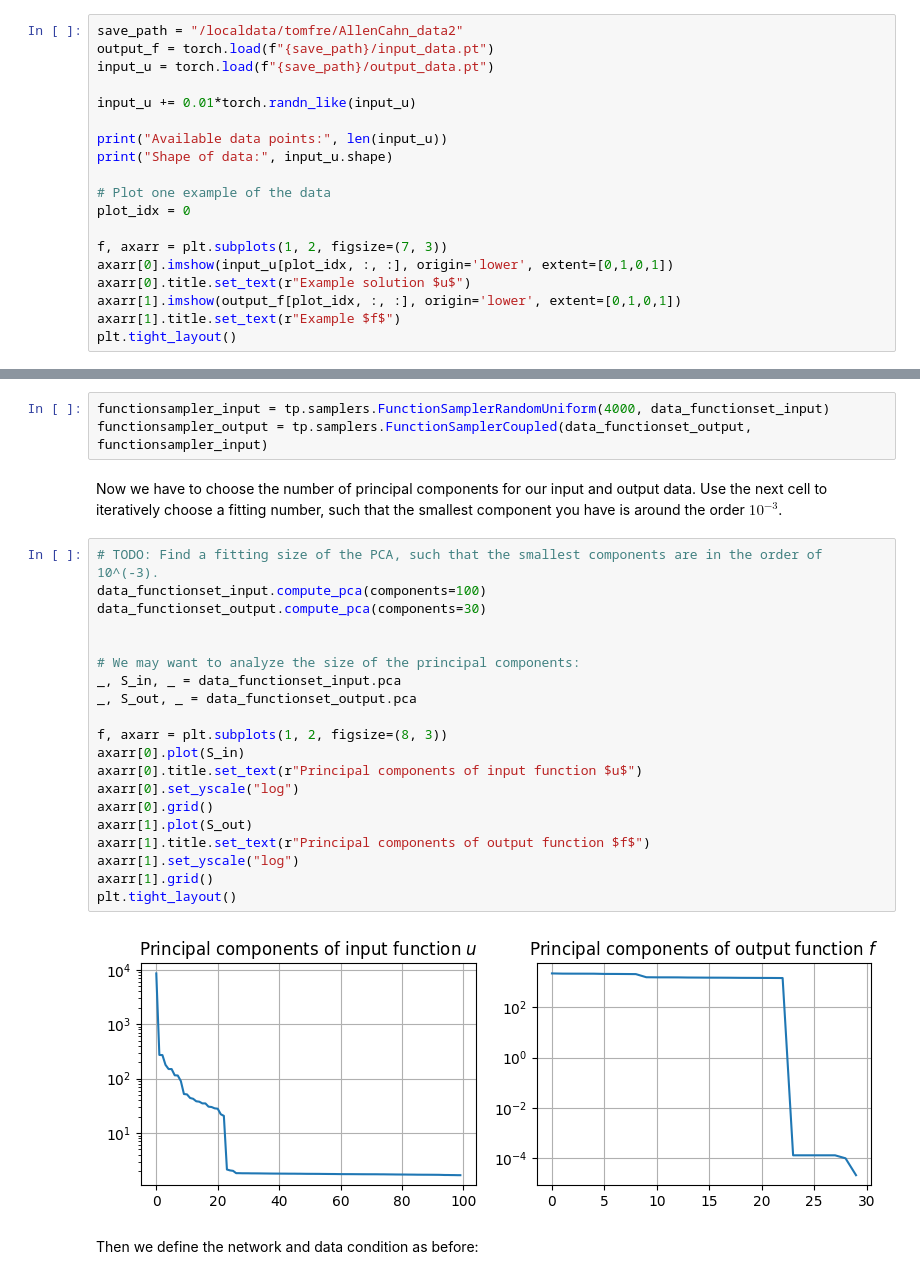
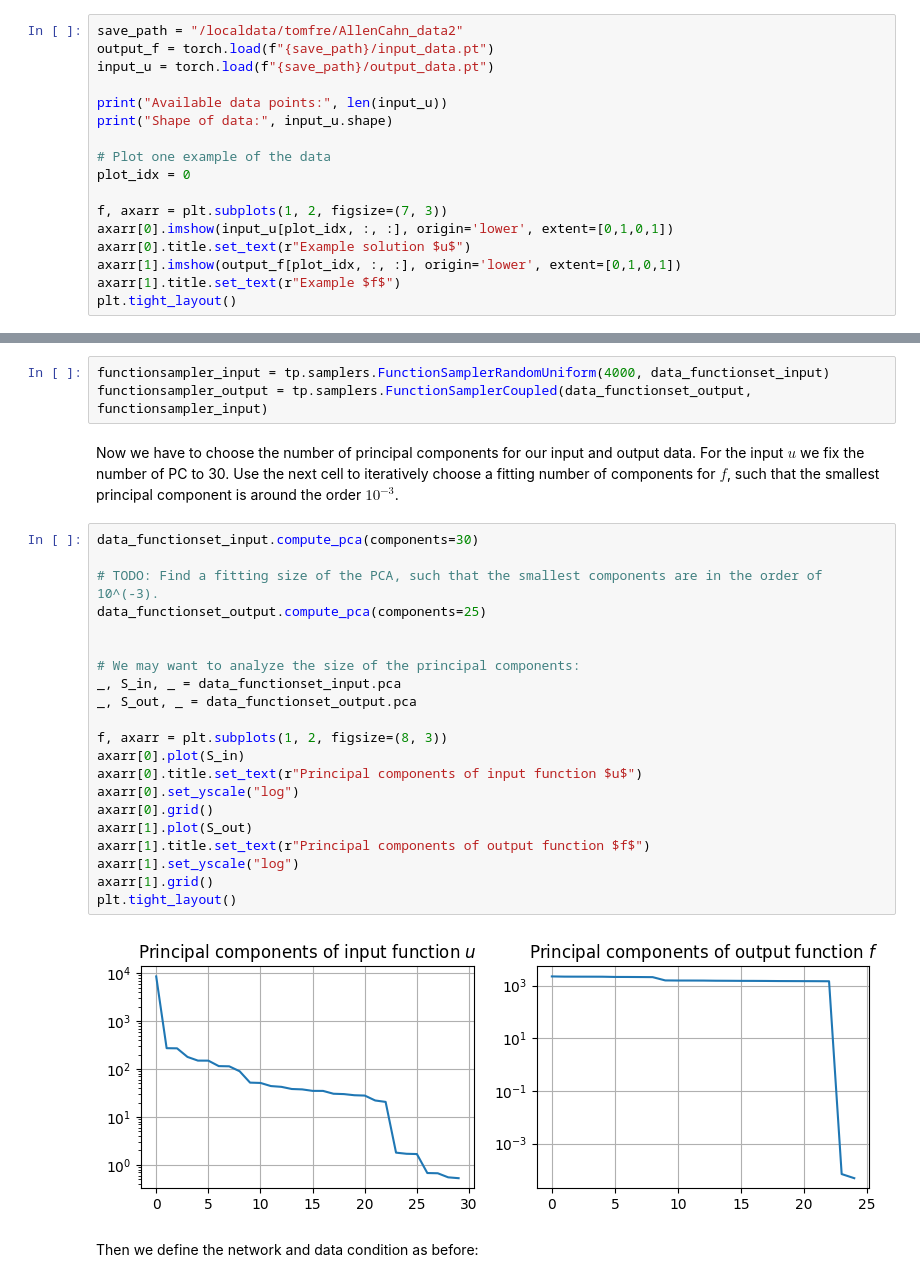
Before and after one commit to TomF98/torchphysics, a Jupyter notebook: examples/Track2/Day2/Sol_7.ipynb, the cells around one changed output, grey strips where cells are left out. Saved outputs shown, nothing was run; the diff lists cells and outputs as text.

```diff
--- a/examples/Track2/Day2/Sol_7.ipynb
+++ b/examples/Track2/Day2/Sol_7.ipynb
@@ -24,8 +24,6 @@ os.environ["CUDA_VISIBLE_DEVICES"] = "6"
 save_path = "/localdata/tomfre/AllenCahn_data2"
 output_f = torch.load(f"{save_path}/input_data.pt")
 input_u = torch.load(f"{save_path}/output_data.pt")
-
-input_u += 0.01*torch.randn_like(input_u)
 
 print("Available data points:", len(input_u))
 print("Shape of data:", input_u.shape)
@@ -72,30 +70,31 @@ Next sampling as always:
 functionsampler_input = tp.samplers.FunctionSamplerRandomUniform(4000, data_functionset_input)
 functionsampler_output = tp.samplers.FunctionSamplerCoupled(data_functionset_output, functionsampler_input)
 # %% [markdown]
-Now we have to choose the number of principal components for our input and output data.
-Use the next cell to iteratively choose a fitting number, such that the smallest component you have is around the order $10^{-3}$.
+Now we have to choose the number of principal components for our input and output data. For the input $u$ we fix the number of PC to 30.
+Use the next cell to iteratively choose a fitting number of components for $f$, such that the smallest principal component is around the order $10^{-3}$.
 # %%
+data_functionset_input.compute_pca(components=30)
+
 # TODO: Find a fitting size of the PCA, such that the smallest components are in the order of 10^(-3).
-data_functionset_input.compute_pca(components=100)
-data_functionset_output.compute_pca(components=30)
+data_functionset_output.compute_pca(components=25)
 
 
 # We may want to analyze the size of the principal components:
 _, S_in, _ = data_functionset_input.pca
 _, S_out, _ = data_functionset_output.pca
 
 f, axarr = plt.subplots(1, 2, figsize=(8, 3))
 axarr[0].plot(S_in)
 axarr[0].title.set_text(r"Principal components of input function $u$")
 axarr[0].set_yscale("log")
 axarr[0].grid()
 axarr[1].plot(S_out)
 axarr[1].title.set_text(r"Principal components of output function $f$")
 axarr[1].set_yscale("log")
 axarr[1].grid()
 plt.tight_layout()
 # %% [output]
-[figure, old version]
+[figure, new version]
 # %% [markdown]
 Then we define the network and data condition as before:
 # %%
```
Also changed, not shown: parts of 9 cells of this notebook, 3 other files.
